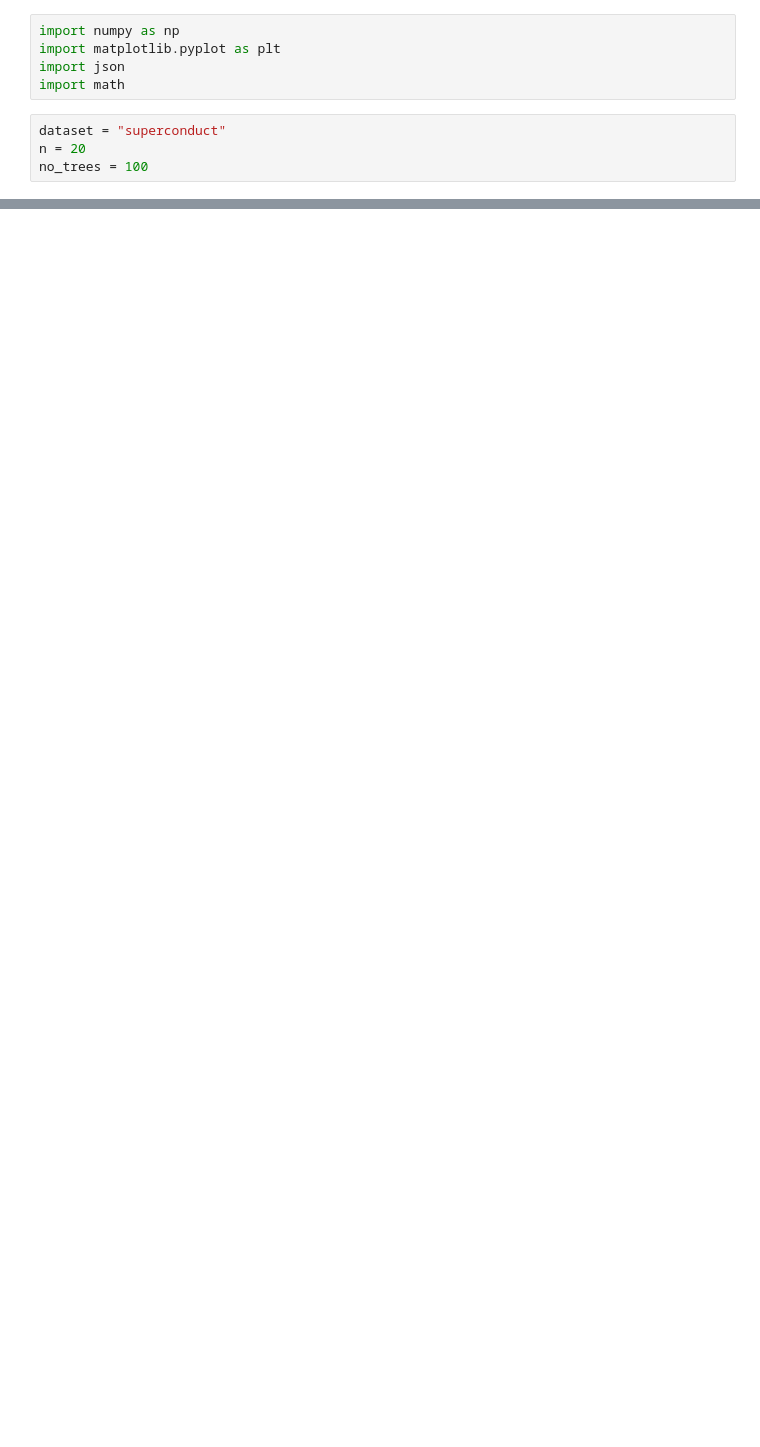
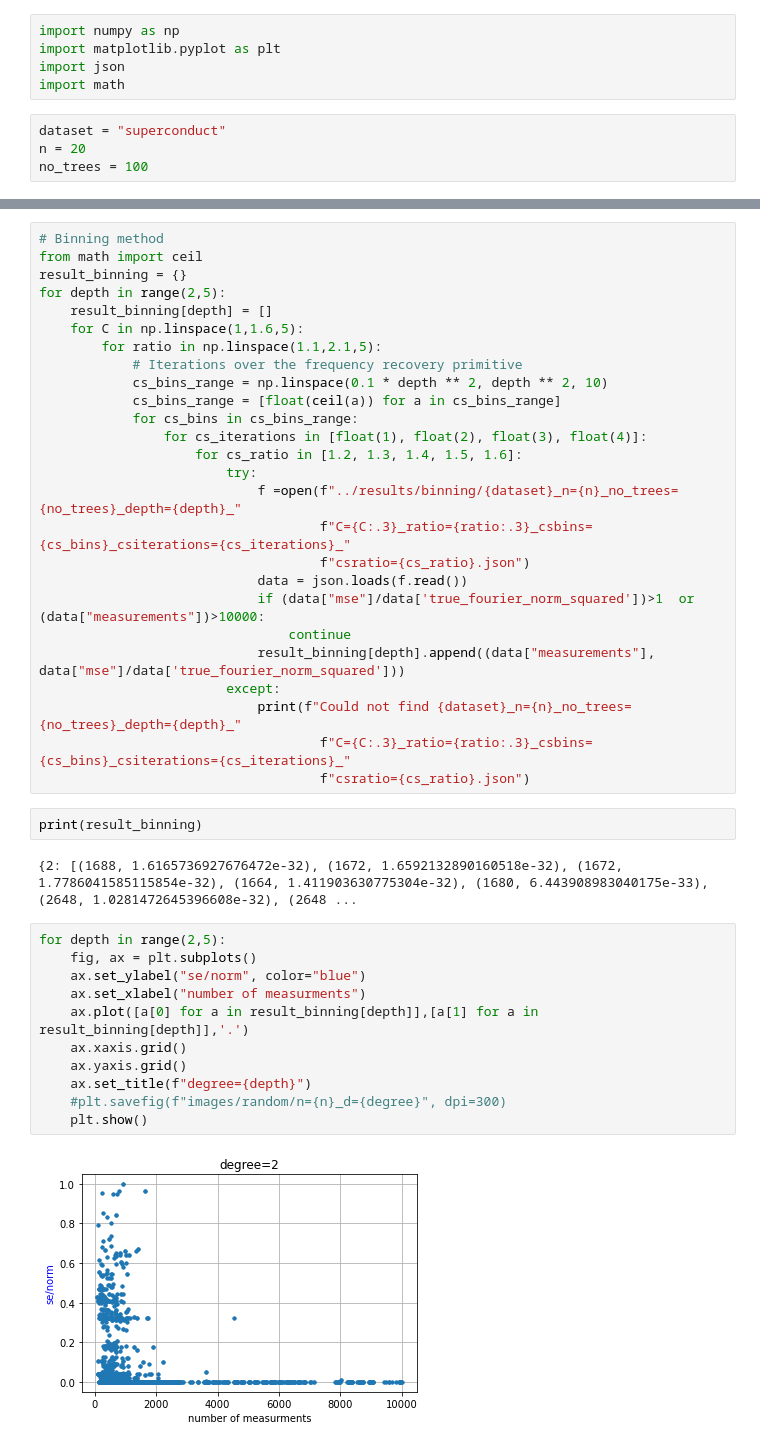
Before and after one commit to andisheh94/sparse_fourier_and_cs_on_xgboost, a Jupyter notebook: learning_boolean_functions/plotter/plotter.ipynb, the cells around one changed output, grey strips where cells are left out. Cells and saved outputs as stored; diff of their text form; blank space fills up the shorter version.

```diff
--- a/learning_boolean_functions/plotter/plotter.ipynb
+++ b/learning_boolean_functions/plotter/plotter.ipynb
@@ -60,0 +111,43 @@ print(result_cs[2])
+# %%
+# Binning method
+from math import ceil
+result_binning = {}
+for depth in range(2,5):
+    result_binning[depth] = []
+    for C in np.linspace(1,1.6,5):
+        for ratio in np.linspace(1.1,2.1,5):
+            # Iterations over the frequency recovery primitive
+            cs_bins_range = np.linspace(0.1 * depth ** 2, depth ** 2, 10)
+            cs_bins_range = [float(ceil(a)) for a in cs_bins_range]
+            for cs_bins in cs_bins_range:
+                for cs_iterations in [float(1), float(2), float(3), float(4)]:
+                    for cs_ratio in [1.2, 1.3, 1.4, 1.5, 1.6]:
+                        try:
+                            f =open(f"../results/binning/{dataset}_n={n}_no_trees={no_trees}_depth={depth}_"
+                                    f"C={C:.3}_ratio={ratio:.3}_csbins={cs_bins}_csiterations={cs_iterations}_"
+                                    f"csratio={cs_ratio}.json")
+                            data = json.loads(f.read())
+                            if (data["mse"]/data['true_fourier_norm_squared'])>1  or (data["measurements"])>10000:
+                                continue
+                            result_binning[depth].append((data["measurements"], data["mse"]/data['true_fourier_norm_squared']))
+                        except:
+                            print(f"Could not find {dataset}_n={n}_no_trees={no_trees}_depth={depth}_"
+                                    f"C={C:.3}_ratio={ratio:.3}_csbins={cs_bins}_csiterations={cs_iterations}_"
+                                    f"csratio={cs_ratio}.json")
+# %%
+print(result_binning)
+# %% [output]
+{2: [(1688, 1.6165736927676472e-32), (1672, 1.6592132890160518e-32), (1672, 1.7786041585115854e-32), (1664, 1.411903630775304e-32), (1680, 6.443908983040175e-33), (2648, 1.0281472645396608e-32), (2648 ...
+# %%
+for depth in range(2,5):
+    fig, ax = plt.subplots()
+    ax.set_ylabel("se/norm", color="blue")
+    ax.set_xlabel("number of measurments")
+    ax.plot([a[0] for a in result_binning[depth]],[a[1] for a in result_binning[depth]],'.')
+    ax.xaxis.grid()
+    ax.yaxis.grid()
+    ax.set_title(f"degree={depth}")
+    #plt.savefig(f"images/random/n={n}_d={degree}", dpi=300)
+    plt.show()
+# %% [output]
+[figure, added]
```
Also changed, not shown: parts of 8 cells of this notebook, 14 other files.
